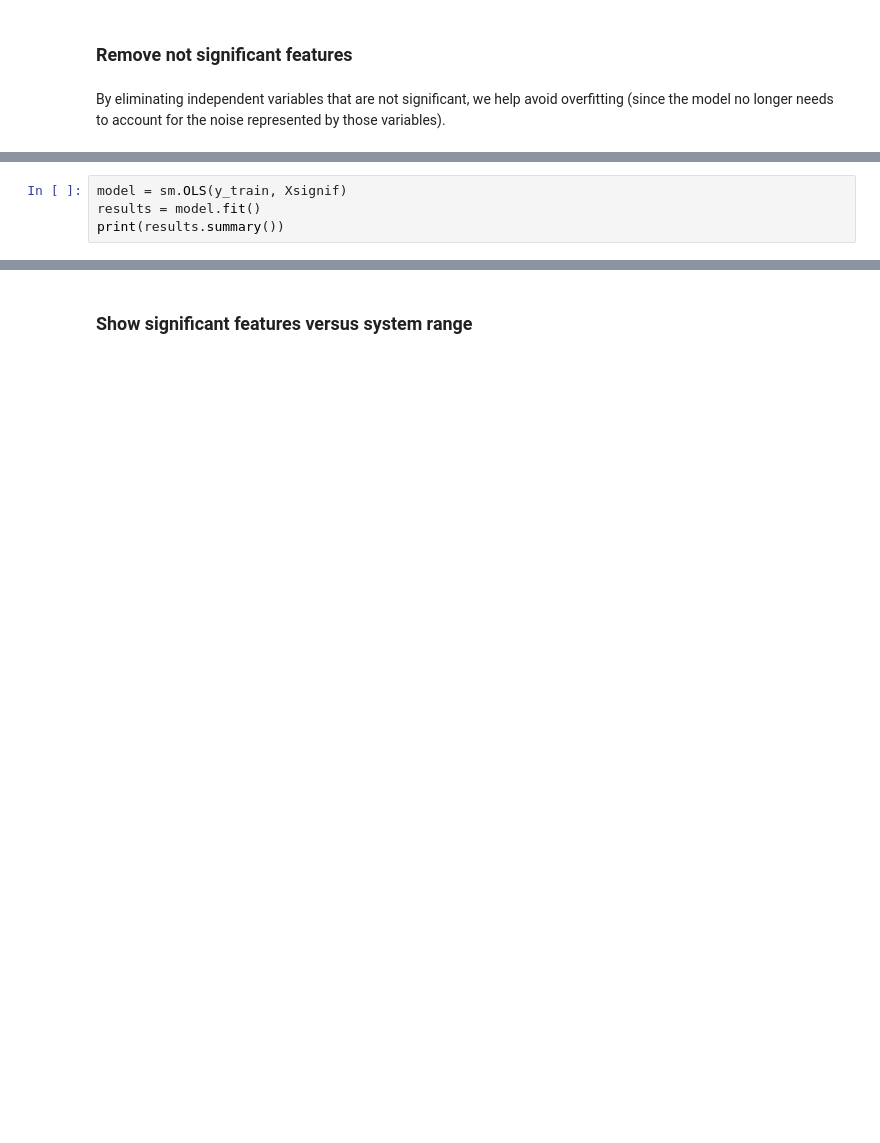
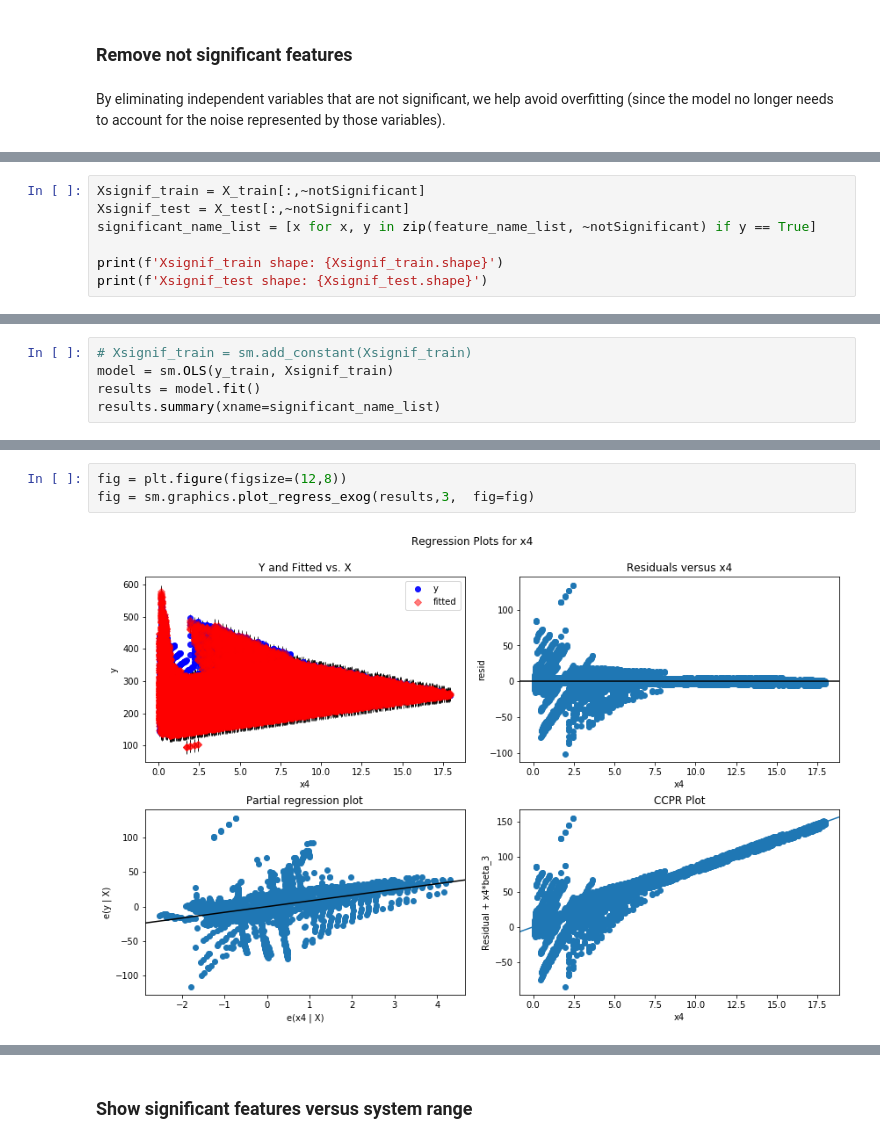
Before and after one commit to minzhou1003/electra-vehicle-range-prediction, a Jupyter notebook: vehicle_range_prediction.ipynb, the cells around one changed output, grey strips where cells are left out. Saved outputs shown, nothing was run; the diff lists cells and outputs as text; blank space fills up the shorter version.

```diff
--- a/vehicle_range_prediction.ipynb
+++ b/vehicle_range_prediction.ipynb
@@ -429,0 +587,7 @@ Xsignif.shape
+# %%
+Xsignif_train = X_train[:,~notSignificant]
+Xsignif_test = X_test[:,~notSignificant]
+significant_name_list = [x for x, y in zip(feature_name_list, ~notSignificant) if y == True]
+
+print(f'Xsignif_train shape: {Xsignif_train.shape}')
+print(f'Xsignif_test shape: {Xsignif_test.shape}')
@@ -430,5 +597,6 @@ Xsignif.shape
 # %%
-model = sm.OLS(y_train, Xsignif)
+# Xsignif_train = sm.add_constant(Xsignif_train)
+model = sm.OLS(y_train, Xsignif_train)
 results = model.fit()
-print(results.summary())
+results.summary(xname=significant_name_list)
 # %% [output]
@@ -451,0 +661,5 @@ strong multicollinearity or other numerical problems.
+# %%
+fig = plt.figure(figsize=(12,8))
+fig = sm.graphics.plot_regress_exog(results,3,  fig=fig)
+# %% [output]
+[figure, added]
```
Also changed, not shown: parts of 63 cells of this notebook.
